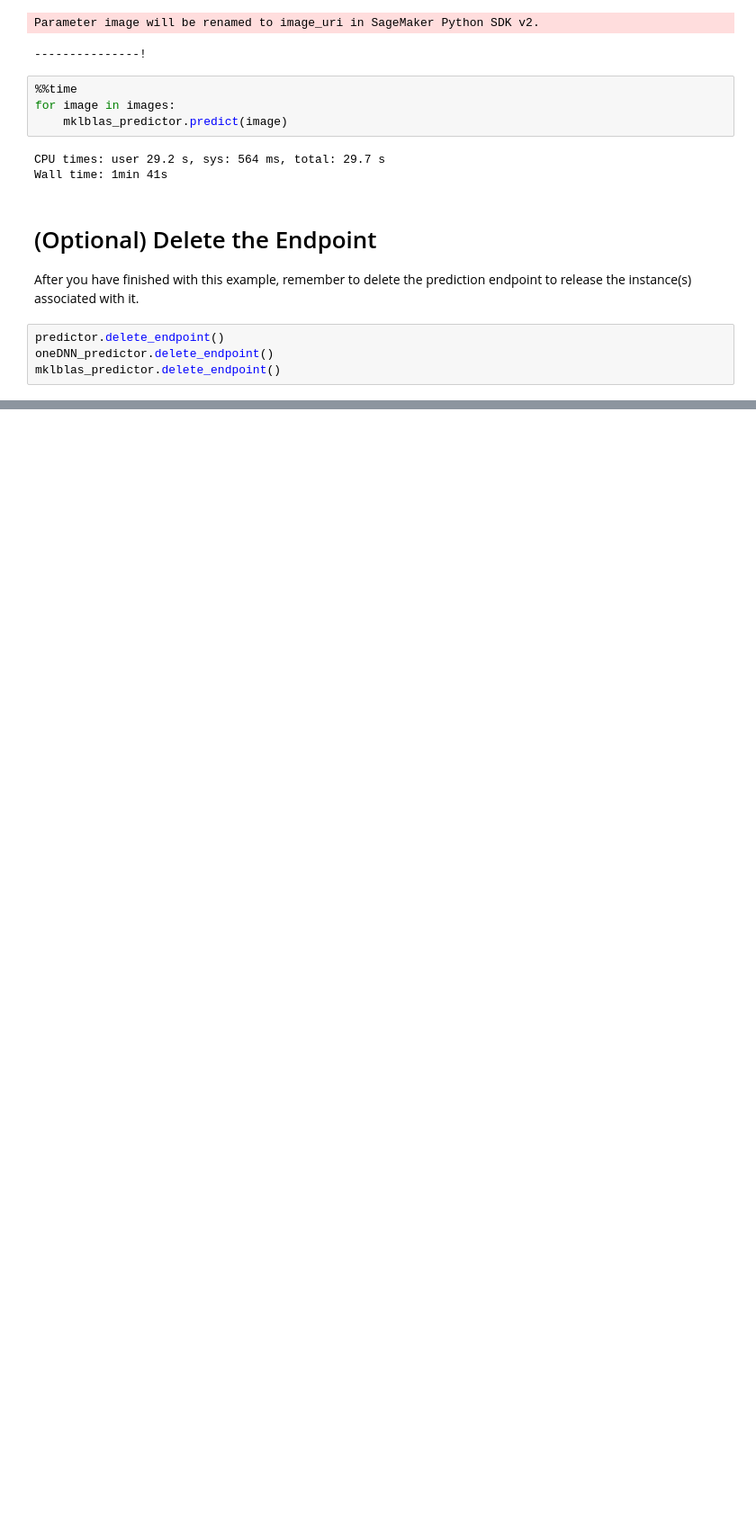
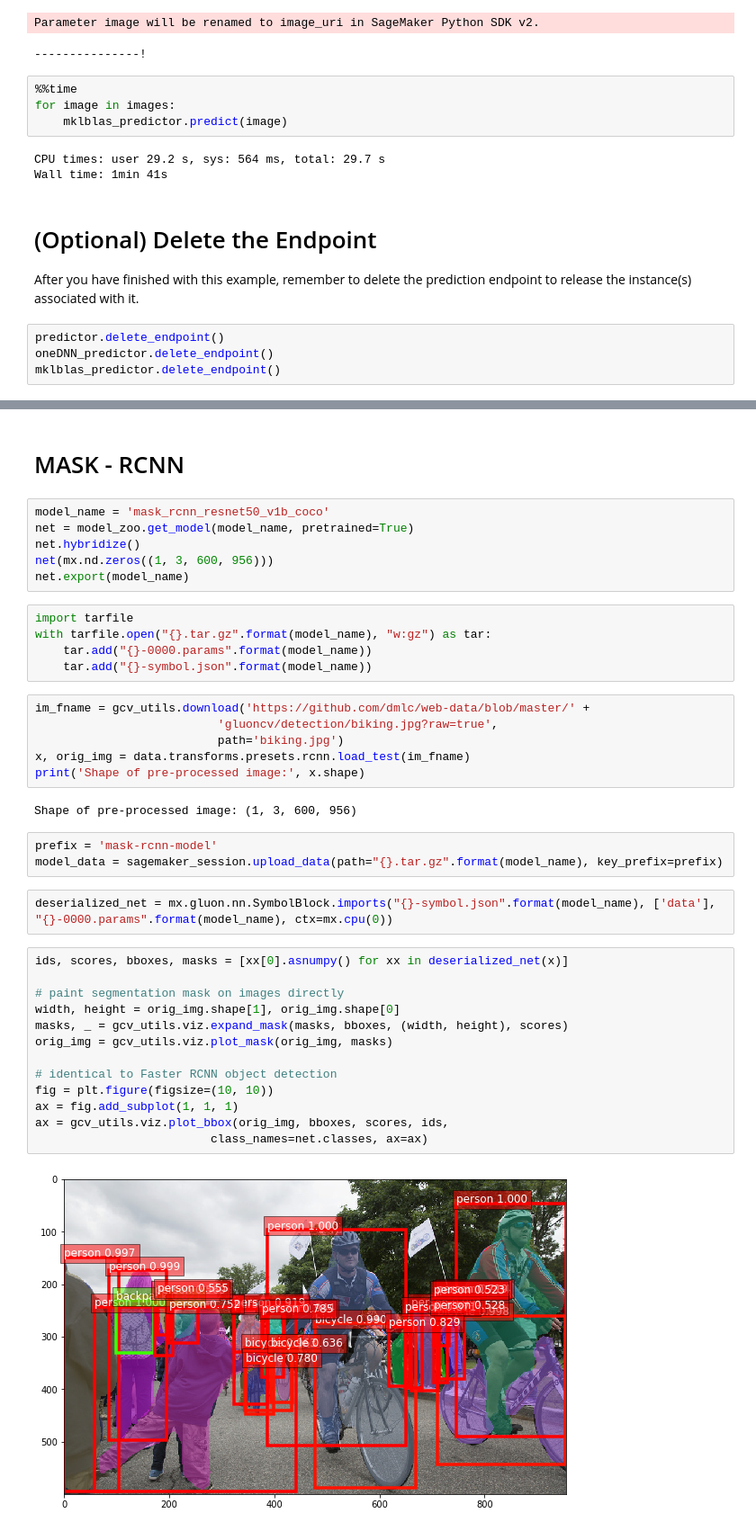
Before and after one commit to franciscocalderon2/mxnet-mkl-blas, a Jupyter notebook: mxnet_mklblas.ipynb, the cells around one changed output, grey strips where cells are left out. Shown at 90% size. Cells and saved outputs as stored; diff of their text form; blank space fills up the shorter version.

```diff
--- a/mxnet_mklblas.ipynb
+++ b/mxnet_mklblas.ipynb
@@ -158,0 +539,41 @@ mklblas_predictor.delete_endpoint()
+# %% [markdown]
+# MASK - RCNN
+# %%
+model_name = 'mask_rcnn_resnet50_v1b_coco'
+net = model_zoo.get_model(model_name, pretrained=True)
+net.hybridize()
+net(mx.nd.zeros((1, 3, 600, 956)))
+net.export(model_name)
+# %%
+import tarfile
+with tarfile.open("{}.tar.gz".format(model_name), "w:gz") as tar:
+    tar.add("{}-0000.params".format(model_name))
+    tar.add("{}-symbol.json".format(model_name))
+# %%
+im_fname = gcv_utils.download('https://github.com/dmlc/web-data/blob/master/' +
+                          'gluoncv/detection/biking.jpg?raw=true',
+                          path='biking.jpg')
+x, orig_img = data.transforms.presets.rcnn.load_test(im_fname)
+print('Shape of pre-processed image:', x.shape)
+# %% [output]
+Shape of pre-processed image: (1, 3, 600, 956)
+# %%
+prefix = 'mask-rcnn-model'
+model_data = sagemaker_session.upload_data(path="{}.tar.gz".format(model_name), key_prefix=prefix)
+# %%
+deserialized_net = mx.gluon.nn.SymbolBlock.imports("{}-symbol.json".format(model_name), ['data'], "{}-0000.params".format(model_name), ctx=mx.cpu(0))
+# %%
+ids, scores, bboxes, masks = [xx[0].asnumpy() for xx in deserialized_net(x)]
+
+# paint segmentation mask on images directly
+width, height = orig_img.shape[1], orig_img.shape[0]
+masks, _ = gcv_utils.viz.expand_mask(masks, bboxes, (width, height), scores)
+orig_img = gcv_utils.viz.plot_mask(orig_img, masks)
+
+# identical to Faster RCNN object detection
+fig = plt.figure(figsize=(10, 10))
+ax = fig.add_subplot(1, 1, 1)
+ax = gcv_utils.viz.plot_bbox(orig_img, bboxes, scores, ids,
+                         class_names=net.classes, ax=ax)
+# %% [output]
+[figure, added]
```
Also changed, not shown: parts of 49 cells of this notebook.
